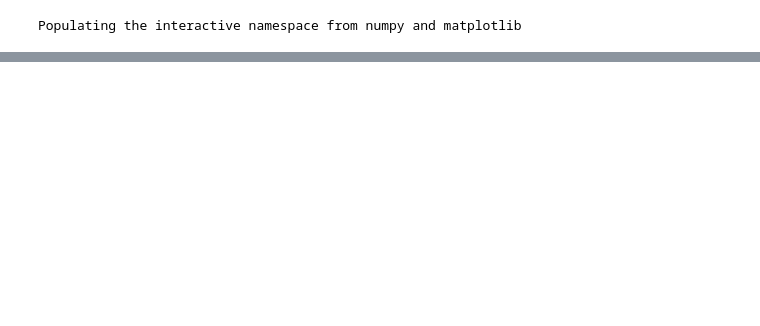
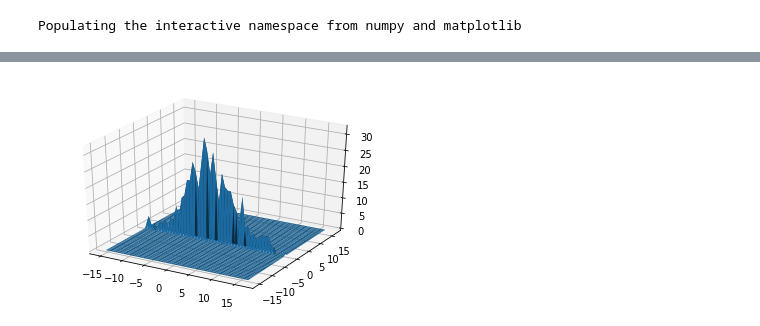
Before and after one commit to Batmaev/inf2, a Jupyter notebook: Main.ipynb, the cells around one changed output, grey strips where cells are left out. Cells and saved outputs as stored; diff of their text form; code cells hidden in the pictures; blank space fills up the shorter version.

```diff
--- a/Main.ipynb
+++ b/Main.ipynb
@@ -62,0 +63,10 @@ mar[99] * 9 / 4 - predictions[99]
+# %%
+(x, y, z) = cycles.xyDistribution(arar, 50)
+# %%
+from mpl_toolkits.mplot3d import Axes3D
+fig = plt.figure()
+ax = fig.gca(projection='3d')
+surf = ax.plot_surface(x,y,z)
+plt.show()
+# %% [output]
+[figure, added]
```
Also changed, not shown: parts of 11 cells of this notebook, 3 other files.
